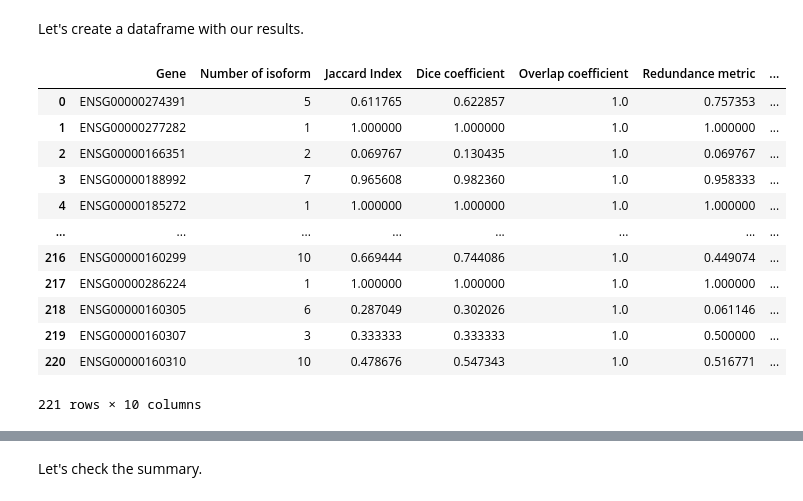
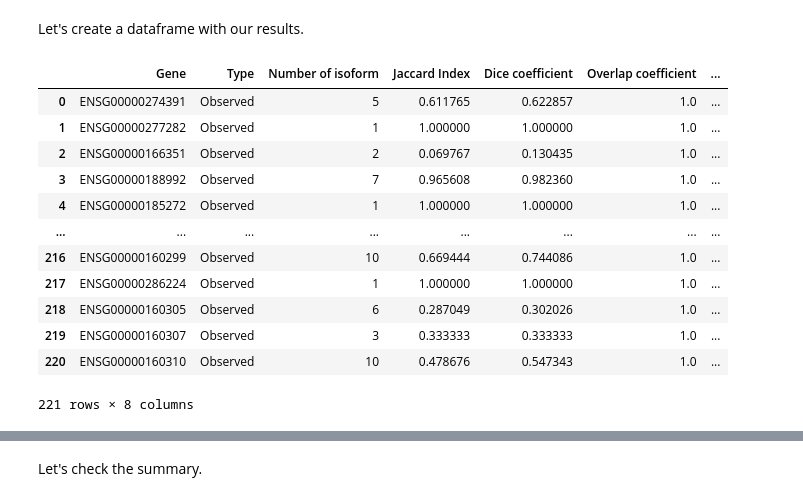
Before and after one commit to pierregerenton/multiisoformVSsingleisoform, a Jupyter notebook: src/analysis_notebook/intragene_isoform_diversity.ipynb, the cells around one changed output, grey strips where cells are left out. Cells and saved outputs as stored; diff of their text form; code cells hidden in the pictures.

```diff
--- a/src/analysis_notebook/intragene_isoform_diversity.ipynb
+++ b/src/analysis_notebook/intragene_isoform_diversity.ipynb
@@ -132,28 +134,29 @@ Let's create a dataframe with our results.
 # %%
 data = pd.DataFrame()
 data['Gene'] = chr1.genes.keys()
+data['Type'] = "Observed"
 data['Number of isoform'] = data['Gene'].apply(chr1.get_gene).apply(poa.Gene.number_of_isoforms)
 data['Jaccard Index'] = data['Gene'].apply(chr1.get_gene).apply(poa.Gene.diversity_by_pair, similarity_function=poa.jaccard_index)
 data['Dice coefficient'] = data['Gene'].apply(chr1.get_gene).apply(poa.Gene.diversity_by_pair, similarity_function=poa.dice_coefficient)
 data['Overlap coefficient'] = data['Gene'].apply(chr1.get_gene).apply(poa.Gene.diversity_by_pair, similarity_function=poa.overlap_coefficient)
 data['Redundance metric'] = data['Gene'].apply(chr1.get_gene).apply(poa.Gene.go_redundance_metric)
 data['Stdev number GO term'] = data['Gene'].apply(chr1.get_gene).apply(poa.Gene.stdev_number_of_go_by_isoform)
-similarity = data['Gene'].apply(chr1.get_gene).apply(poa.Gene.intra_gene_gogo_similarity, gogo_dir=gogo_dir)
-data['BP similarity'] = similarity.apply(lambda x : x[0])
-data['CC similarity'] = similarity.apply(lambda x : x[1])
-data['MF similarity'] = similarity.apply(lambda x : x[2])
+# similarity = data['Gene'].apply(chr1.get_gene).apply(poa.Gene.intra_gene_gogo_similarity, gogo_dir=gogo_dir)
+# data['BP similarity'] = similarity.apply(lambda x : x[0])
+# data['CC similarity'] = similarity.apply(lambda x : x[1])
+# data['MF similarity'] = similarity.apply(lambda x : x[2])
 data
 # %% [output]
-|  | Gene | Number of isoform | Jaccard Index | Dice coefficient | Overlap coefficient | Redundance metric | ... |
-| 0 | ENSG00000274391 | 5 | 0.611765 | 0.622857 | 1.0 | 0.757353 | ... |
-| 1 | ENSG00000277282 | 1 | 1.000000 | 1.000000 | 1.0 | 1.000000 | ... |
-| 2 | ENSG00000166351 | 2 | 0.069767 | 0.130435 | 1.0 | 0.069767 | ... |
-| 3 | ENSG00000188992 | 7 | 0.965608 | 0.982360 | 1.0 | 0.958333 | ... |
-| 4 | ENSG00000185272 | 1 | 1.000000 | 1.000000 | 1.0 | 1.000000 | ... |
+|  | Gene | Type | Number of isoform | Jaccard Index | Dice coefficient | Overlap coefficient | ... |
+| 0 | ENSG00000274391 | Observed | 5 | 0.611765 | 0.622857 | 1.0 | ... |
+| 1 | ENSG00000277282 | Observed | 1 | 1.000000 | 1.000000 | 1.0 | ... |
+| 2 | ENSG00000166351 | Observed | 2 | 0.069767 | 0.130435 | 1.0 | ... |
+| 3 | ENSG00000188992 | Observed | 7 | 0.965608 | 0.982360 | 1.0 | ... |
+| 4 | ENSG00000185272 | Observed | 1 | 1.000000 | 1.000000 | 1.0 | ... |
 | ... | ... | ... | ... | ... | ... | ... | ... |
-| 216 | ENSG00000160299 | 10 | 0.669444 | 0.744086 | 1.0 | 0.449074 | ... |
-| 217 | ENSG00000286224 | 1 | 1.000000 | 1.000000 | 1.0 | 1.000000 | ... |
-| 218 | ENSG00000160305 | 6 | 0.287049 | 0.302026 | 1.0 | 0.061146 | ... |
-| 219 | ENSG00000160307 | 3 | 0.333333 | 0.333333 | 1.0 | 0.500000 | ... |
-| 220 | ENSG00000160310 | 10 | 0.478676 | 0.547343 | 1.0 | 0.516771 | ... |
+| 216 | ENSG00000160299 | Observed | 10 | 0.669444 | 0.744086 | 1.0 | ... |
+| 217 | ENSG00000286224 | Observed | 1 | 1.000000 | 1.000000 | 1.0 | ... |
+| 218 | ENSG00000160305 | Observed | 6 | 0.287049 | 0.302026 | 1.0 | ... |
+| 219 | ENSG00000160307 | Observed | 3 | 0.333333 | 0.333333 | 1.0 | ... |
+| 220 | ENSG00000160310 | Observed | 10 | 0.478676 | 0.547343 | 1.0 | ... |
-221 rows × 10 columns
+221 rows × 8 columns
```
Also changed, not shown: parts of 5 cells of this notebook, 1 other file.
